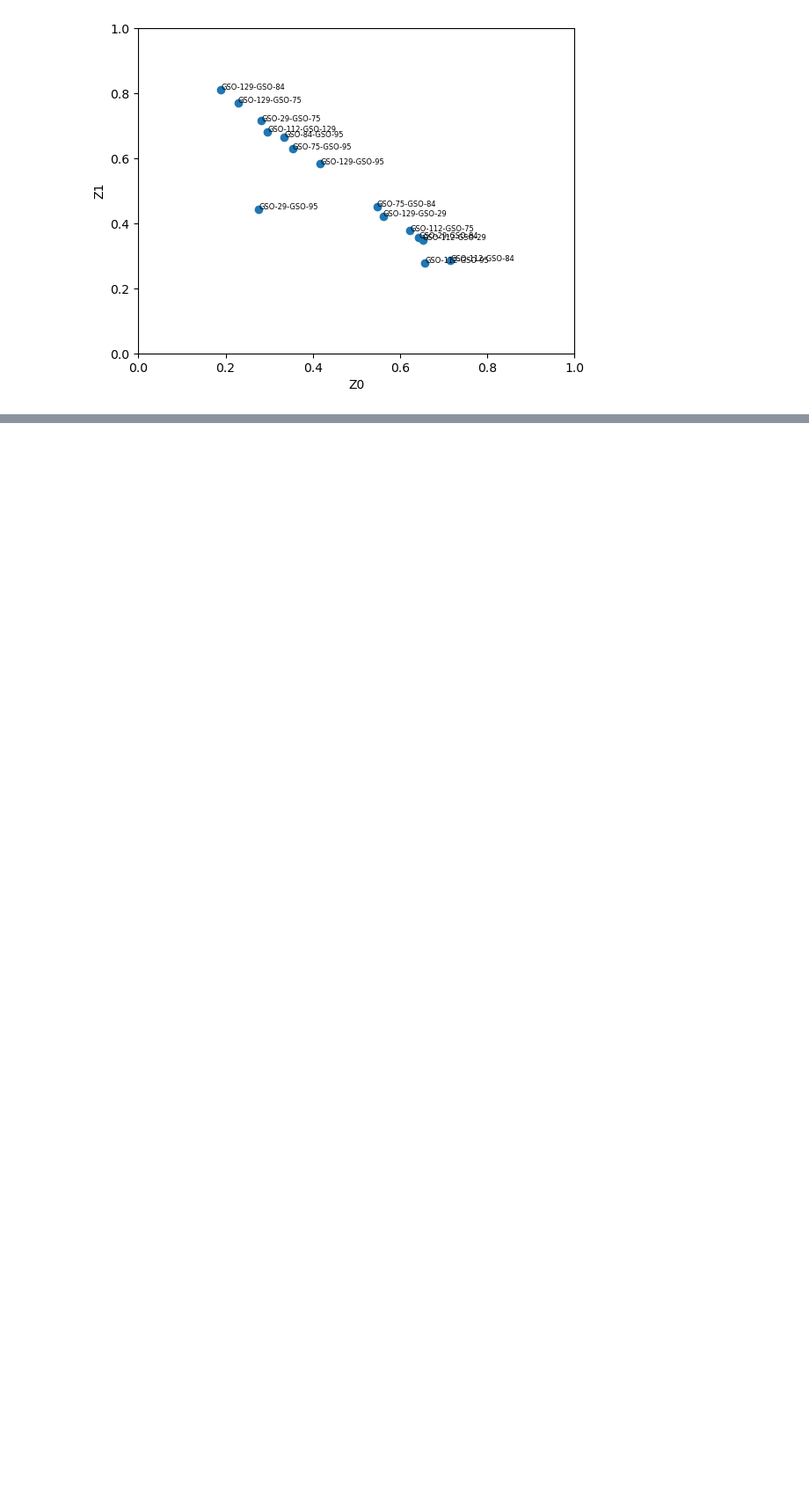
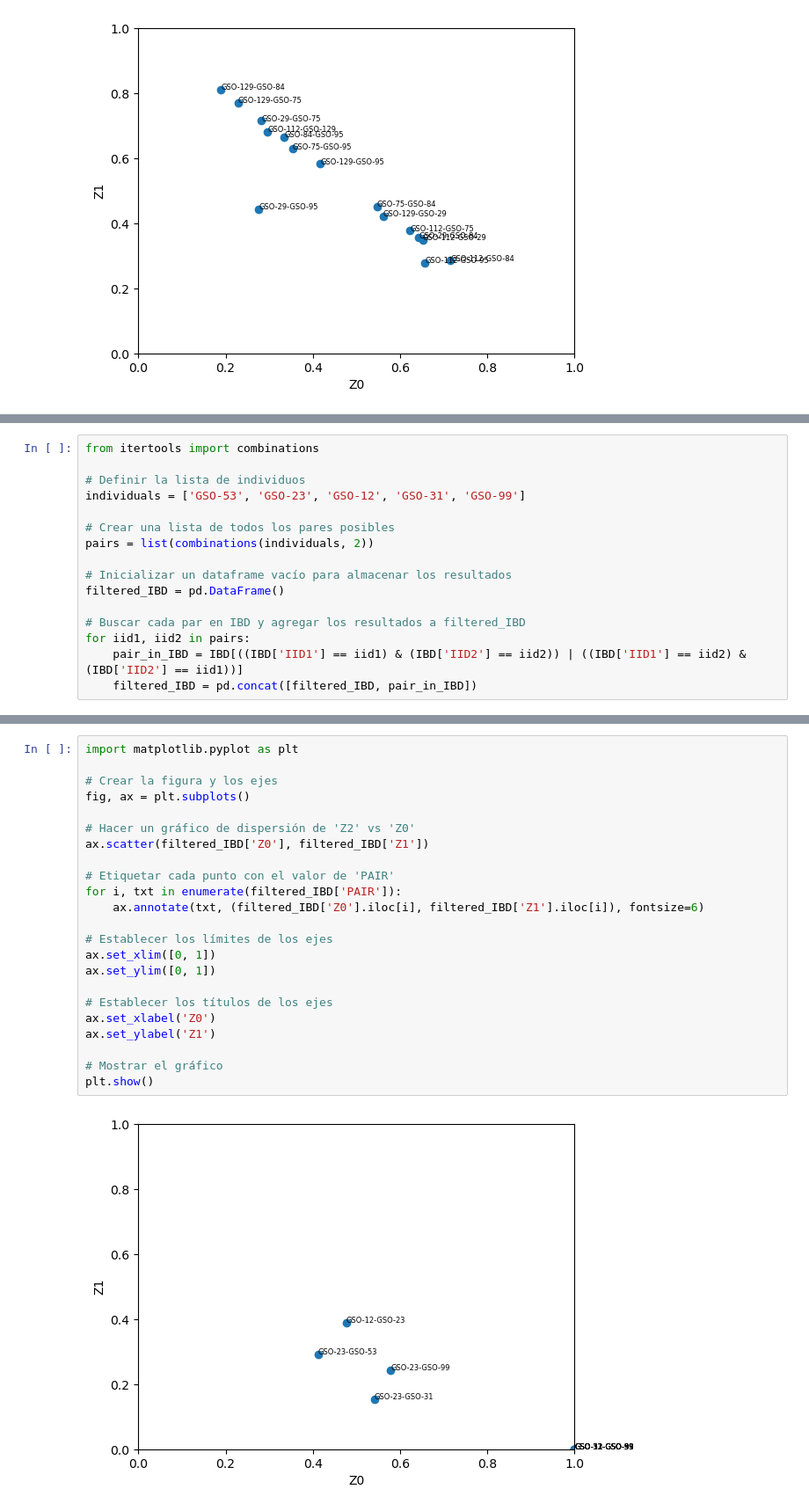
Before and after one commit to MarsicoFL/Bats, a Jupyter notebook: Pedigree_reconstruction.ipynb, the cells around one changed output, grey strips where cells are left out. Shown at 88% size. Saved outputs shown, nothing was run; the diff lists cells and outputs as text; blank space fills up the shorter version.

```diff
--- a/Pedigree_reconstruction.ipynb
+++ b/Pedigree_reconstruction.ipynb
@@ -230,0 +253,16 @@ plt.show()
+# %%
+from itertools import combinations
+
+# Definir la lista de individuos
+individuals = ['GSO-53', 'GSO-23', 'GSO-12', 'GSO-31', 'GSO-99']
+
+# Crear una lista de todos los pares posibles
+pairs = list(combinations(individuals, 2))
+
+# Inicializar un dataframe vacío para almacenar los resultados
+filtered_IBD = pd.DataFrame()
+
+# Buscar cada par en IBD y agregar los resultados a filtered_IBD
+for iid1, iid2 in pairs:
+    pair_in_IBD = IBD[((IBD['IID1'] == iid1) & (IBD['IID2'] == iid2)) | ((IBD['IID1'] == iid2) & (IBD['IID2'] == iid1))]
+    filtered_IBD = pd.concat([filtered_IBD, pair_in_IBD])
@@ -230,0 +313,25 @@ plt.show()
+# %%
+import matplotlib.pyplot as plt
+
+# Crear la figura y los ejes
+fig, ax = plt.subplots()
+
+# Hacer un gráfico de dispersión de 'Z2' vs 'Z0'
+ax.scatter(filtered_IBD['Z0'], filtered_IBD['Z1'])
+
+# Etiquetar cada punto con el valor de 'PAIR'
+for i, txt in enumerate(filtered_IBD['PAIR']):
+    ax.annotate(txt, (filtered_IBD['Z0'].iloc[i], filtered_IBD['Z1'].iloc[i]), fontsize=6)
+
+# Establecer los límites de los ejes
+ax.set_xlim([0, 1])
+ax.set_ylim([0, 1])
+
+# Establecer los títulos de los ejes
+ax.set_xlabel('Z0')
+ax.set_ylabel('Z1')
+
+# Mostrar el gráfico
+plt.show()
+# %% [output]
+[figure, added]
```
Also changed, not shown: parts of 12 cells of this notebook.
